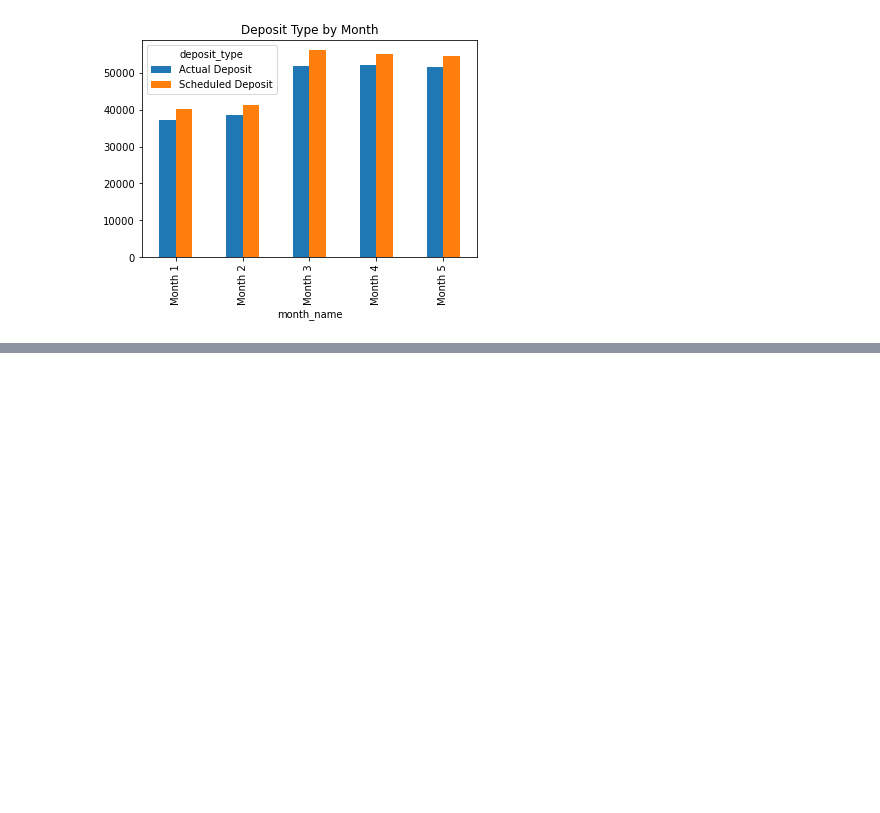
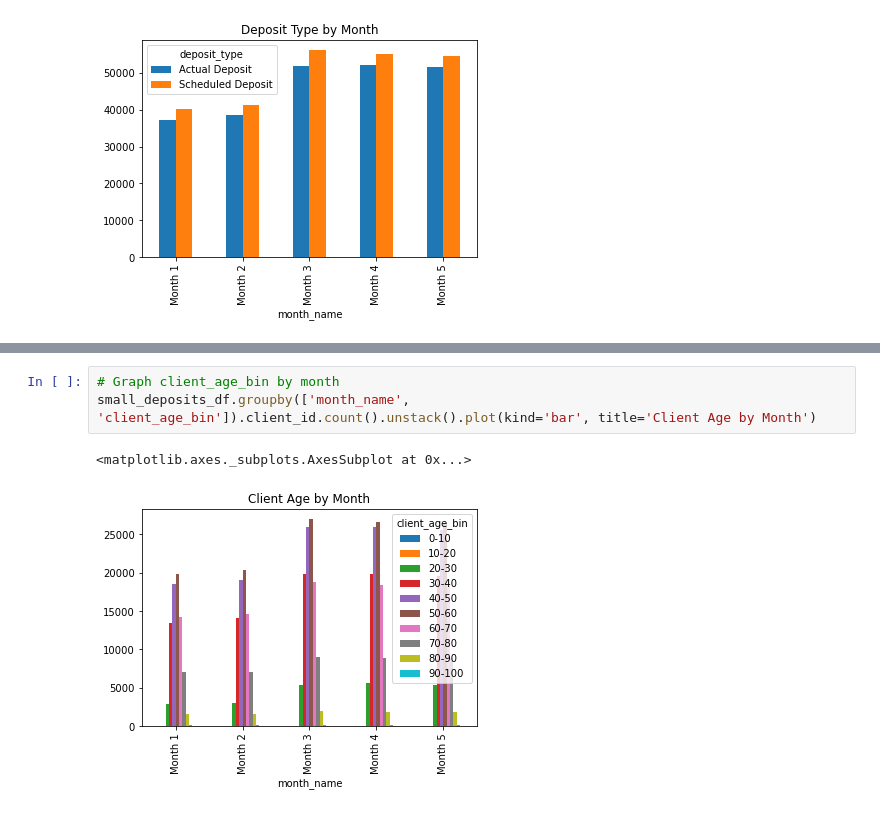
Before and after one commit to AvatarJoshi/marketing_campaign_analysis, a Jupyter notebook: marketing_analysis.ipynb, the cells around one changed output, grey strips where cells are left out. Drawn from its saved outputs; the diff is of its cells as text; blank space fills up the shorter version.

```diff
--- a/marketing_analysis.ipynb
+++ b/marketing_analysis.ipynb
@@ -167,0 +195,6 @@ small_deposits_df.groupby(['month_name', 'deposit_type']).client_id.count().unst
+# %%
+# Graph client_age_bin by month
+small_deposits_df.groupby(['month_name', 'client_age_bin']).client_id.count().unstack().plot(kind='bar', title='Client Age by Month')
+# %% [output]
+<matplotlib.axes._subplots.AxesSubplot at 0x...>
+[figure, added]
```
Also changed, not shown: parts of 3 cells of this notebook.
